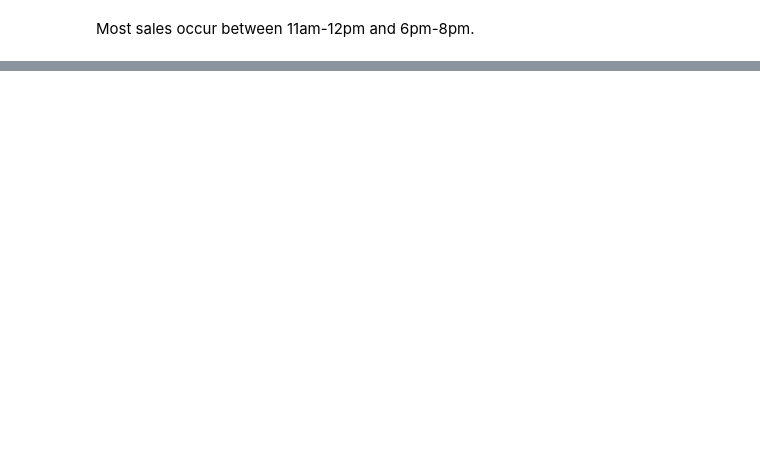
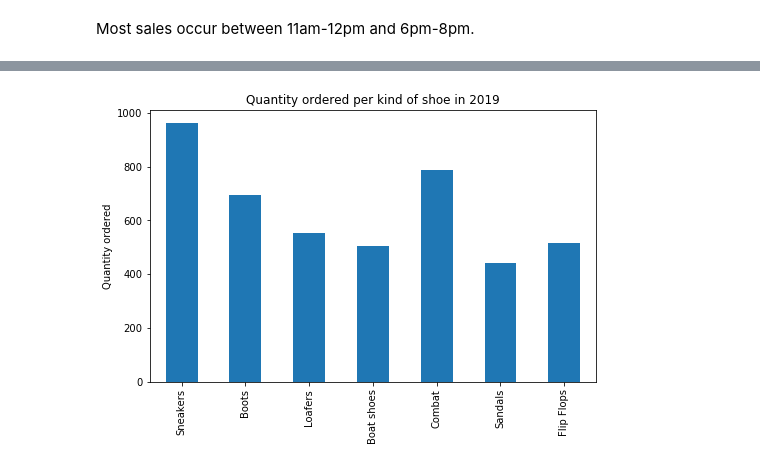
Before and after one commit to ATrui/Projects, a Jupyter notebook: Mock Data/EDA.ipynb, the cells around one changed output, grey strips where cells are left out. Saved outputs shown, nothing was run; the diff lists cells and outputs as text; code cells hidden in the pictures; blank space fills up the shorter version.

```diff
--- a/Mock Data/EDA.ipynb
+++ b/Mock Data/EDA.ipynb
@@ -473,0 +477,3 @@ plt.show()
+# %%
+mens_shoes = all_data[(all_data['Category'] == 'Shoes') & (all_data['Gender'] == 'M')]
+mens_shoes.head()
@@ -473,0 +488,11 @@ plt.show()
+# %%
+product_count = mens_shoes.groupby('Product', observed=True)['Quantity Ordered'].sum()
+# %%
+fig, ax = plt.subplots(figsize=[8,5])
+ax = product_count.plot(kind='bar')
+ax.set_xlabel('')
+ax.set_ylabel('Quantity ordered')
+ax.set_title('Quantity ordered per kind of shoe in 2019')
+plt.show()
+# %% [output]
+[figure, added]
```
Also changed, not shown: parts of 41 cells of this notebook, 14 other files.
